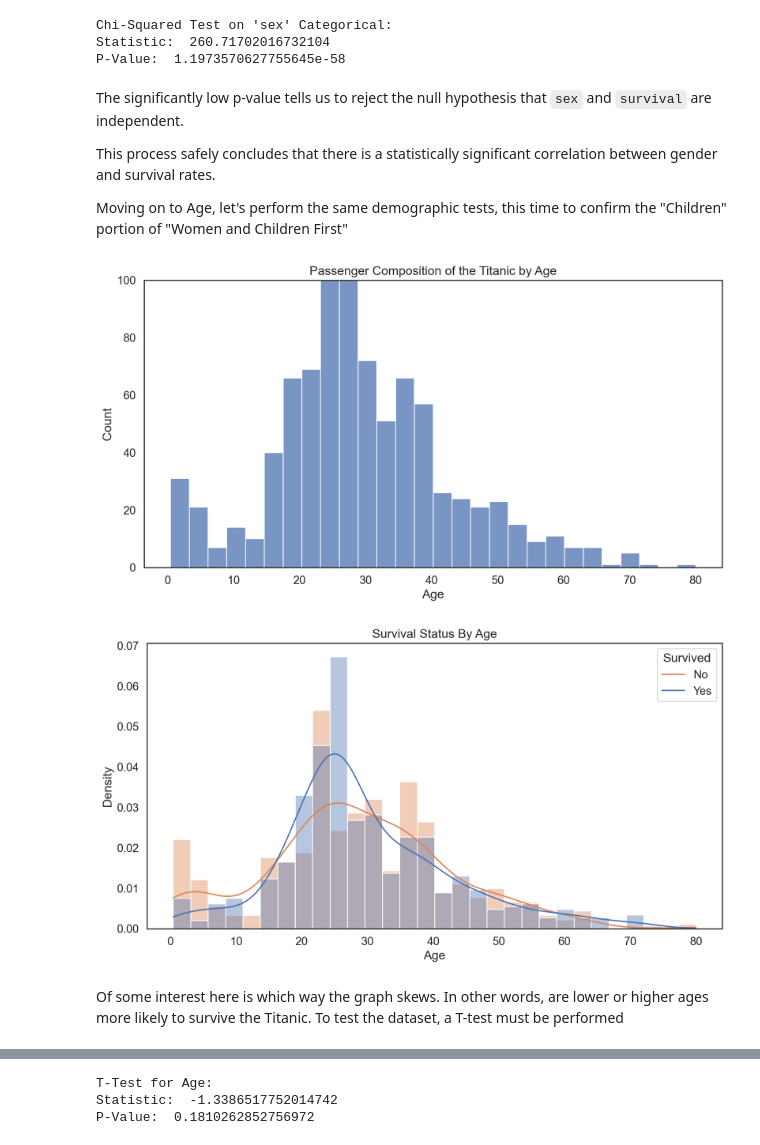
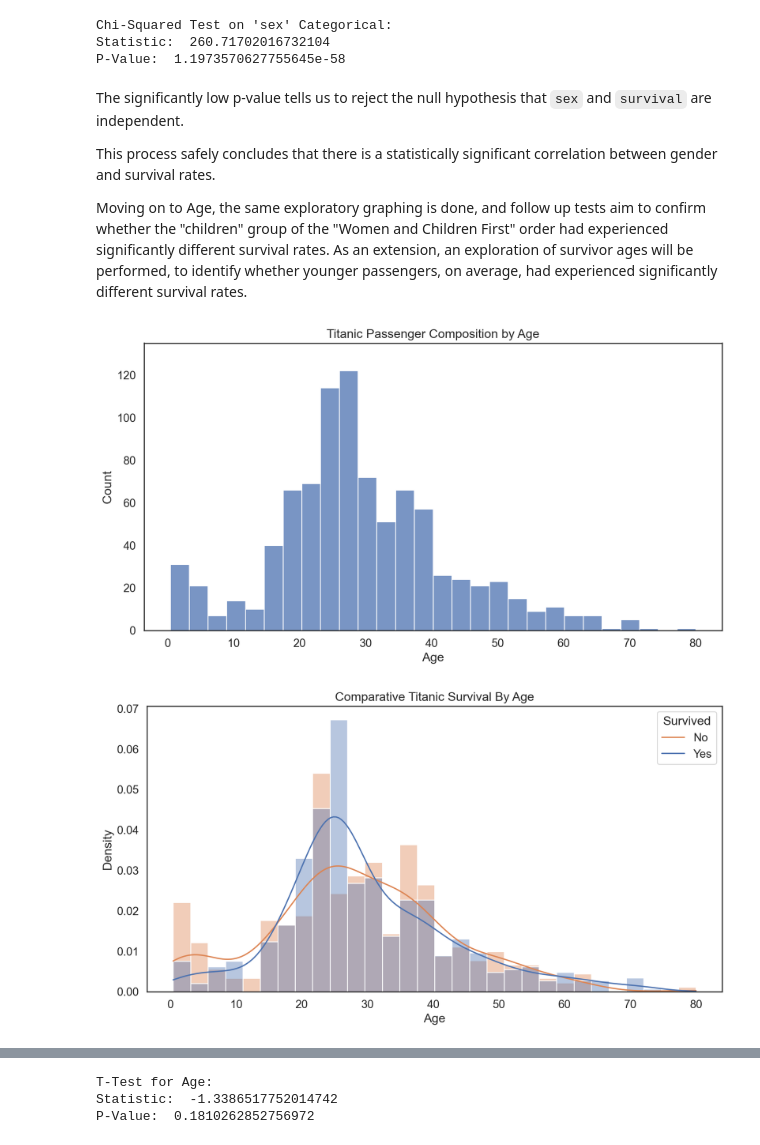
Before and after one commit to Exec-GenEsis/Titanic-Analysis-ML, a Jupyter notebook: titanic_analysis_ml.ipynb, the cells around one changed output, grey strips where cells are left out. Drawn from its saved outputs; the diff is of its cells as text; code cells hidden in the pictures.

```diff
--- a/titanic_analysis_ml.ipynb
+++ b/titanic_analysis_ml.ipynb
@@ -520,21 +527,21 @@
 
 This process safely concludes that there is a statistically significant correlation between gender and survival rates.
 
-Moving on to Age, let's perform the same demographic tests, this time to confirm the "Children" portion of "Women and Children First"
+Moving on to Age, the same exploratory graphing is done, and follow up tests aim to confirm whether the "children" group of the "Women and Children First" order had experienced significantly different survival rates. As an extension, an exploration of survivor ages will be performed, to identify whether younger passengers, on average, had experienced significantly different survival rates.
 # %%
 # Plot a binned graph of the Titanic Passenger Ages
 age_plot = sns.histplot(
     data = titanic,
     x = 'age',
     multiple = 'dodge',
     legend = False
 )
-plt.ylim(0,100)
-plt.title("Passenger Composition of the Titanic by Age")
+plt.ylim(0,135)
+plt.title("Titanic Passenger Composition by Age")
 plt.xlabel('Age')
 plt.show()
 # %% [output]
-[figure, old version]
+[figure, new version]
 # %%
 # View the binned distributions of the two groups within 'survived'
 sns.histplot(
@@ -548,7 +555,7 @@ sns.histplot(
     alpha=0.4
 )
 
-plt.title('Survival Status By Age')
+plt.title('Comparative Titanic Survival By Age')
 plt.xlabel('Age')
 plt.ylabel('Density')
 
@@ -559,6 +566,4 @@ plt.legend(
 
 plt.show()
 # %% [output]
-[figure, old version]
+[figure, new version]
-# %% [markdown]
-Of some interest here is which way the graph skews. In other words, are lower or higher ages more likely to survive the Titanic. To test the dataset, a T-test must be performed
```
Also changed, not shown: parts of 30 cells of this notebook, 1 other file.
